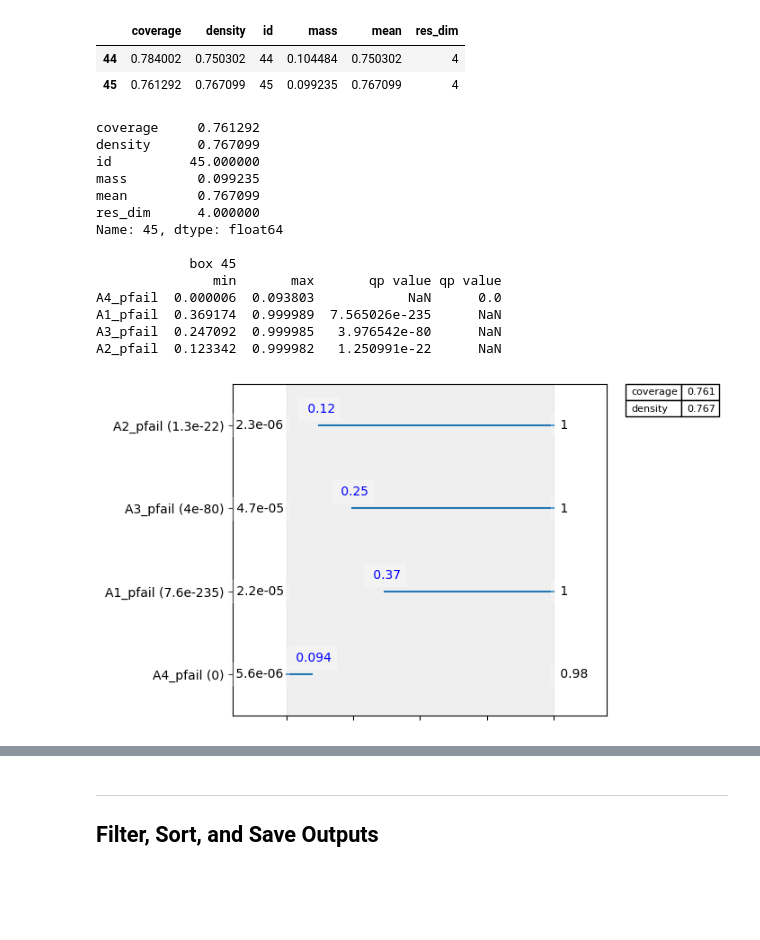
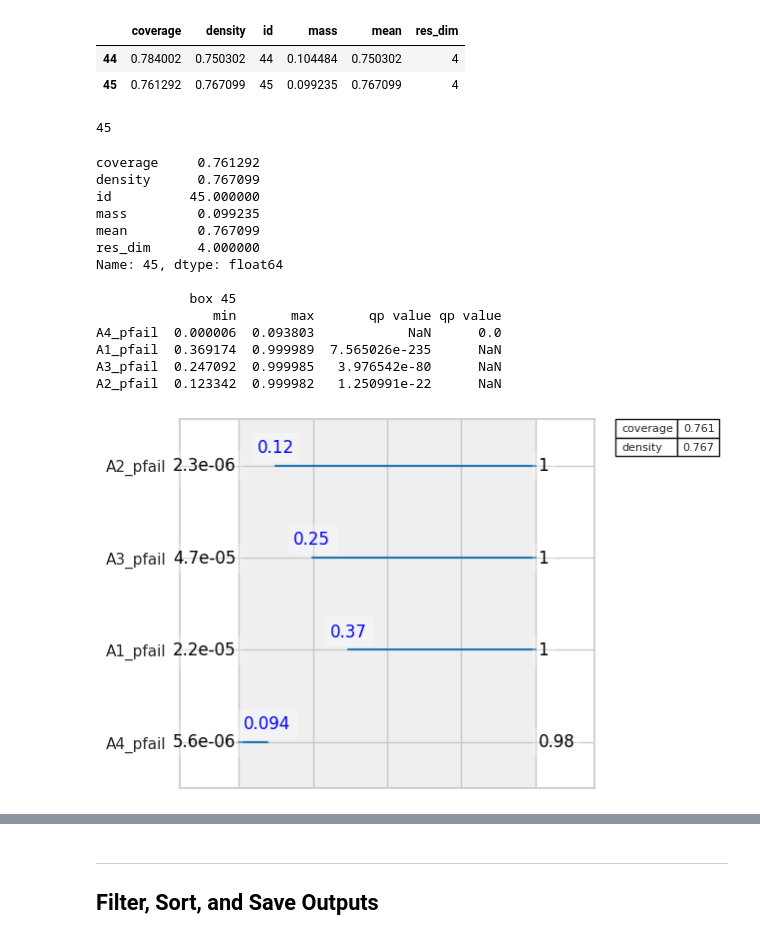
Before and after one commit to ghsher/epa1361_group15, a Jupyter notebook: final assignment/Scenario_Discovery.ipynb, the cells around one changed output, grey strips where cells are left out. Saved outputs shown, nothing was run; the diff lists cells and outputs as text; code cells hidden in the pictures; blank space fills up the shorter version.

```diff
--- a/final assignment/Scenario_Discovery.ipynb
+++ b/final assignment/Scenario_Discovery.ipynb
@@ -19,3 +12,5 @@ results = load_results('./output/' + experiment_datetime + '_results__' + experi
+# %%
+results = load_results('./output/base_case_results__100000_scenarios.tar.gz')
 # %%
 experiments, outcomes = results
 experiments.shape
@@ -145,8 +149,12 @@ prim_alg = prim.setup_prim(results,
                            )
 box1 = prim_alg.find_box()
 # %%
+sns.set_style('whitegrid')
+
 box1.show_tradeoff()
-plt.hlines(y=[0.75], xmin=0, xmax=1.2, colors='k', alpha=0.3)
-plt.vlines(x=[0.75], ymin=0, ymax=1.2, colors='k', alpha=0.3)
+
+plt.hlines(y=[0.75], xmin=0, xmax=1.2, colors='k', alpha=0.75)
+plt.vlines(x=[0.75], ymin=0, ymax=1.2, colors='k', alpha=0.75)
+plt.savefig('img/scenario_discovery__prim_trajectory')
 plt.show()
 # %% [output]
@@ -166,20 +171,33 @@ box1.select(best_box_idx)
+# %%
+best_box = candidates[candidates.density
+                      == candidates.density.max()]
+best_box_idx = int(best_box.index[0])
+
+box1.select(best_box_idx)
+best_box_idx
+# %% [output]
+45
 # %%
 box1.inspect()
-box1.inspect(style="graph")
+
+sns.set_style('whitegrid')
+
+box1.inspect(style="graph", ticklabel_formatter='{}', boxlim_formatter='{:.2g}')
+plt.savefig('img/scenario_discovery_prim_boundary.png')
 plt.show()
 # %% [output]
 coverage     0.761292
 density      0.767099
 id          45.000000
 mass         0.099235
 mean         0.767099
 res_dim      4.000000
 Name: 45, dtype: float64
 
             box 45
                min       max       qp value qp value
 A4_pfail  0.000006  0.093803            NaN      0.0
 A1_pfail  0.369174  0.999989  7.565026e-235      NaN
 A3_pfail  0.247092  0.999985   3.976542e-80      NaN
 A2_pfail  0.123342  0.999982   1.250991e-22      NaN
-[figure, old version]
+[figure, new version]
```
Also changed, not shown: parts of 11 cells of this notebook, 8 other files.
